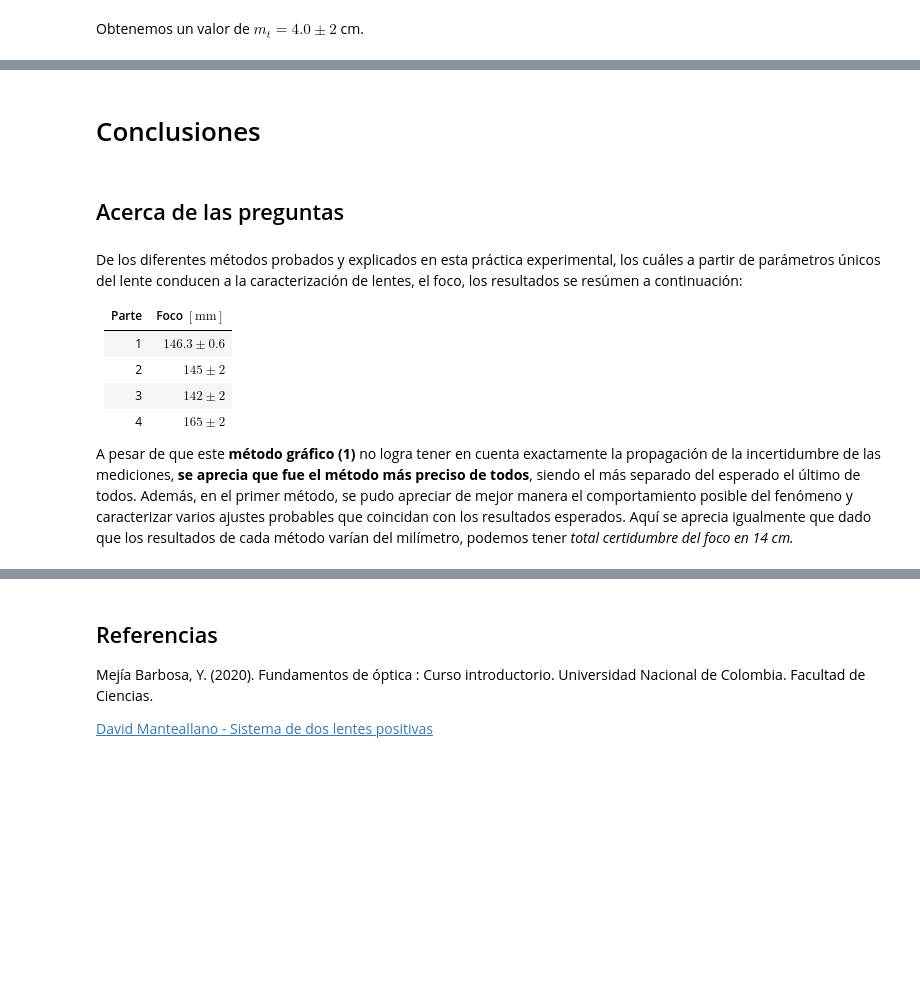
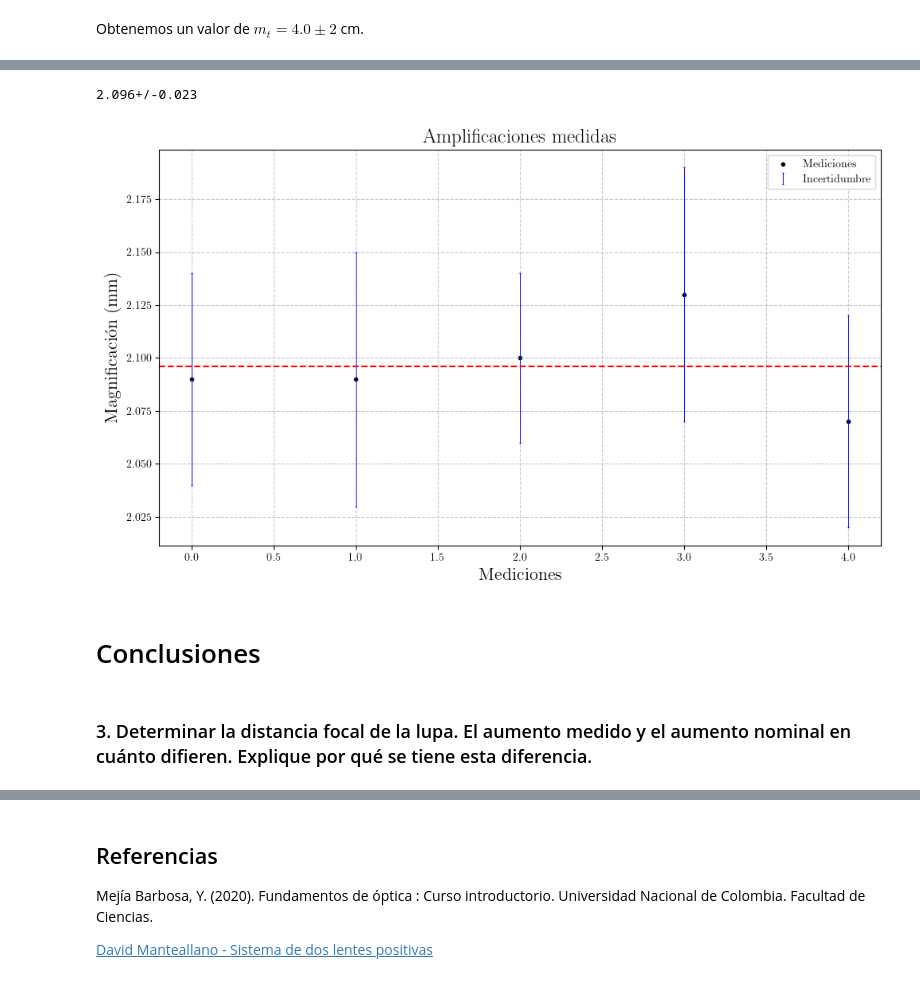
Before and after one commit to PinzonHarker/2024-II_Mediciones_Opticas, a Jupyter notebook: Exp3_lentes_neg_y_lupa/Exp3_lentes_negativas_y_lupa.ipynb, the cells around one changed output, grey strips where cells are left out. Saved outputs shown, nothing was run; the diff lists cells and outputs as text; code cells hidden in the pictures; blank space fills up the shorter version.

```diff
--- a/Exp3_lentes_neg_y_lupa/Exp3_lentes_negativas_y_lupa.ipynb
+++ b/Exp3_lentes_neg_y_lupa/Exp3_lentes_negativas_y_lupa.ipynb
@@ -634,15 +644,48 @@ Obtenemos un valor de $m_t = 4.0 \pm 2$ cm.
+# %%
+# Magnificaciones
+M = [
+    ufloat(2.09, 0.05),
+    ufloat(2.09, 0.06),
+    ufloat(2.10, 0.04),
+    ufloat(2.13, 0.06),
+    ufloat(2.07, 0.05),
+]  # mm
+s_o = ufloat(80, 1)  # mm distancia del objeto
+
+# separar valores
+M_nominal = [m.nominal_value for m in M]
+M_err = [m.std_dev for m in M]
+
+# Graficar
+# valores
+x = range(0, len(M_nominal))
+y = unp.nominal_values(M)
+
+
+fig, ax = plot_template(
+    title="Amplificaciones medidas", x_label="Mediciones", y_label="Magnificación (mm)"
+)
+
+ax.errorbar(
+    x,
+    M_nominal,
+    yerr=M_err,
+    label="Incertidumbre",
+    linestyle="none",
+    color="blue",
+    capsize=1,
+    capthick=1,
+    lw=0.7,
+)
+ax.scatter(x, M_nominal, marker=".", color="black", label="Mediciones")
+ax.axhline(y=np.mean(M_nominal), color="r", linestyle="--")
+ax.legend()
+fig.show()
+print(np.mean(M))
+# %% [output]
+2.096+/-0.023
+[figure, added]
 # %% [markdown]
 # Conclusiones
-# %% [markdown]
-## Acerca de las preguntas
-# %% [markdown]
-De los diferentes métodos probados y explicados en esta práctica experimental, los cuáles a partir de parámetros únicos del lente conducen a la caracterización de lentes, el foco, los resultados se resúmen a continuación:
-
-| Parte | Foco $[\text{mm} ]$ |
-| ----- | ------------------- |
-| 1     | $146.3 \pm 0.6$     |
-| 2     | $145 \pm 2$         |
-| 3     | $142 \pm 2$         |
-| 4     | $165 \pm 2$         |
-
-A pesar de que este **método gráfico (1)** no logra tener en cuenta exactamente la propagación de la incertidumbre de las mediciones, **se aprecia que fue el método más preciso de todos**, siendo el más separado del esperado el último de todos. Además, en el primer método, se pudo apreciar de mejor manera el comportamiento posible del fenómeno y caracterizar varios ajustes probables que coincidan con los resultados esperados. Aquí se aprecia igualmente que dado que los resultados de cada método varían del milímetro, podemos tener _total certidumbre del foco en 14 cm._
+# %% [markdown]
+### 3. Determinar la distancia focal de la lupa. El aumento medido y el aumento nominal en cuánto difieren. Explique por qué se tiene esta diferencia.
```
Also changed, not shown: parts of 15 cells of this notebook, 1 other file.
